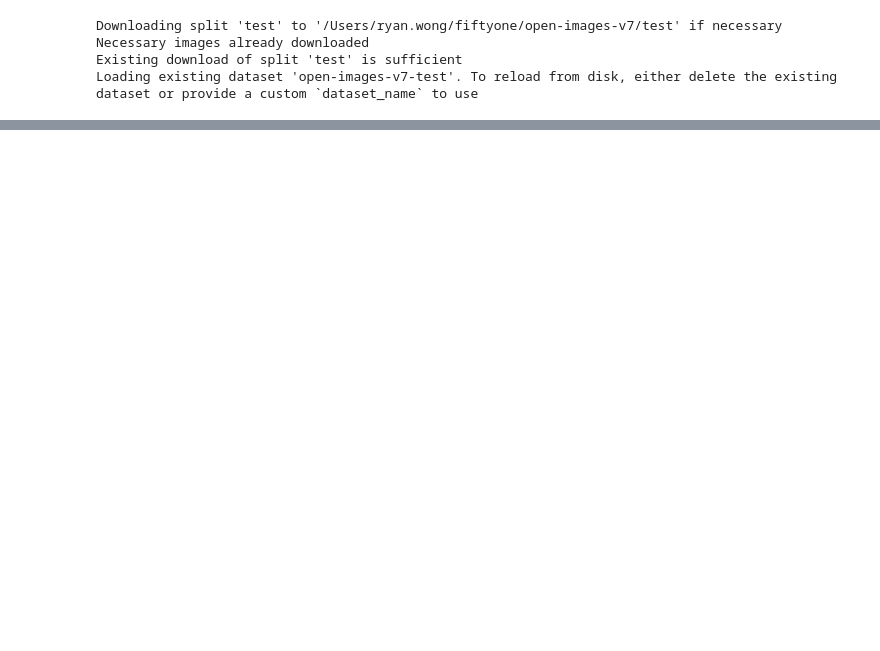
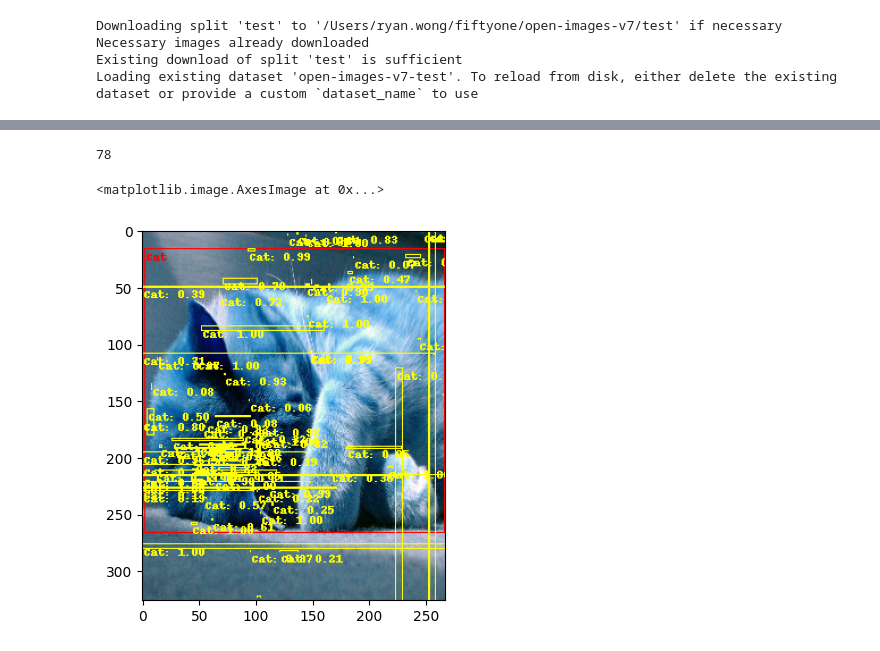
Before and after one commit to MrAwesomeJr/comp-451-cat-bounding-box, a Jupyter notebook: nn.ipynb, the cells around one changed output, grey strips where cells are left out. Drawn from its saved outputs; the diff is of its cells as text; code cells hidden in the pictures; blank space fills up the shorter version.

Commit message:
added visualization, tested batching iteration

```diff
--- a/nn.ipynb
+++ b/nn.ipynb
@@ -25,7 +25,7 @@ import cv2
 # %%
 # try fewer samples
 # n_samples = len(dataset)
-n_samples = 50
+n_samples = 500
 
 
 x_size = 267
@@ -83,11 +92,23 @@ for i, sample in enumerate(dataset[:n_samples]):
 # %%
 # using documentation from https://pytorch.org/vision/stable/models/generated/torchvision.models.detection.fasterrcnn_resnet50_fpn.html#torchvision.models.detection.fasterrcnn_resnet50_fpn
-
+from sklearn.metrics import average_precision_score
 import ssl
 ssl._create_default_https_context = ssl._create_unverified_context
 
+
 # model = torchvision.models.detection.fasterrcnn_resnet50_fpn(weights=torchvision.models.detection.FasterRCNN_ResNet50_FPN_Weights.DEFAULT)
 model = torchvision.models.detection.fasterrcnn_resnet50_fpn(weights=None, num_classes = 2)
-# print(unbatched_data.shape, unbatched_boxes.shape)
-output = model(unbatched_data, targets)
+# optimizer = torch.optim.SGD(model.parameters(), lr=0.01, momentum=0.9)
 # model.eval()
+# for i in range(min(10, n_samples // batch_size)):
+for i in [0, 0, 0, 0, 0]:
+    # optimizer.zero_grad()
+    print(f"iteration {i}:\t\t",end="")
+    output = model(batched_data[i], batched_targets[i])
+    # output['loss_box_reg'].backward()
+    # output['loss_classifier'].backward()
+    # optimizer.step()
+    # print(output)
+    model.eval()
+    print(f"loss_classifier: {output['loss_classifier'].item()},\t\t loss_box_reg: {output['loss_box_reg'].item()}")
+    model.train()
@@ -110,11 +137,10 @@ test_set = fo.zoo.load_zoo_dataset(
 
 test_samples = 10
 
-
 test_data = torch.zeros([test_samples, 3, y_size, x_size], dtype=torch.float32)
 test_targets = []
 for i, sample in enumerate(dataset[:test_samples]):
-    unbatched_data[i] = torch.from_numpy(cv2.resize(cv2.imread(sample['filepath']), (x_size, y_size)).transpose(2, 0, 1))
+    test_data[i] = torch.from_numpy(cv2.resize(cv2.imread(sample['filepath']), (x_size, y_size)).transpose(2, 0, 1))
 
     boxes = []
     labels = []
@@ -169,0 +214,26 @@ ValueError: Found input variables with inconsistent numbers of samples: [13, 10]
+# %%
+# from https://pytorch.org/tutorials/intermediate/torchvision_tutorial.html
+
+import matplotlib.pyplot as plt
+from torchvision.utils import draw_bounding_boxes
+
+image_index = 8
+# print(test_data[image_index], test_targets[image_index])
+
+label_strings = []
+for label in test_targets[image_index]['labels']:
+    label_strings.append("Cat" if label == 1 else "")
+
+prediction_label_strings = []
+for i, label in enumerate(predictions[image_index]['labels']):
+    prediction_label_strings.append(f"Cat: {predictions[image_index]['scores'][i]:0.2f}" if label == 1 else "")
+
+print(len(prediction_label_strings))
+
+output_image = draw_bounding_boxes(test_data[image_index].to(torch.uint8), test_targets[image_index]['boxes'], label_strings, colors="red")
+output_image = draw_bounding_boxes(output_image, predictions[image_index]['boxes'], prediction_label_strings, colors="yellow")
+plt.imshow(output_image.permute(1, 2, 0))
+# %% [output]
+78
+<matplotlib.image.AxesImage at 0x...>
+[figure, added]
```
Also changed, not shown: parts of 6 cells of this notebook.
